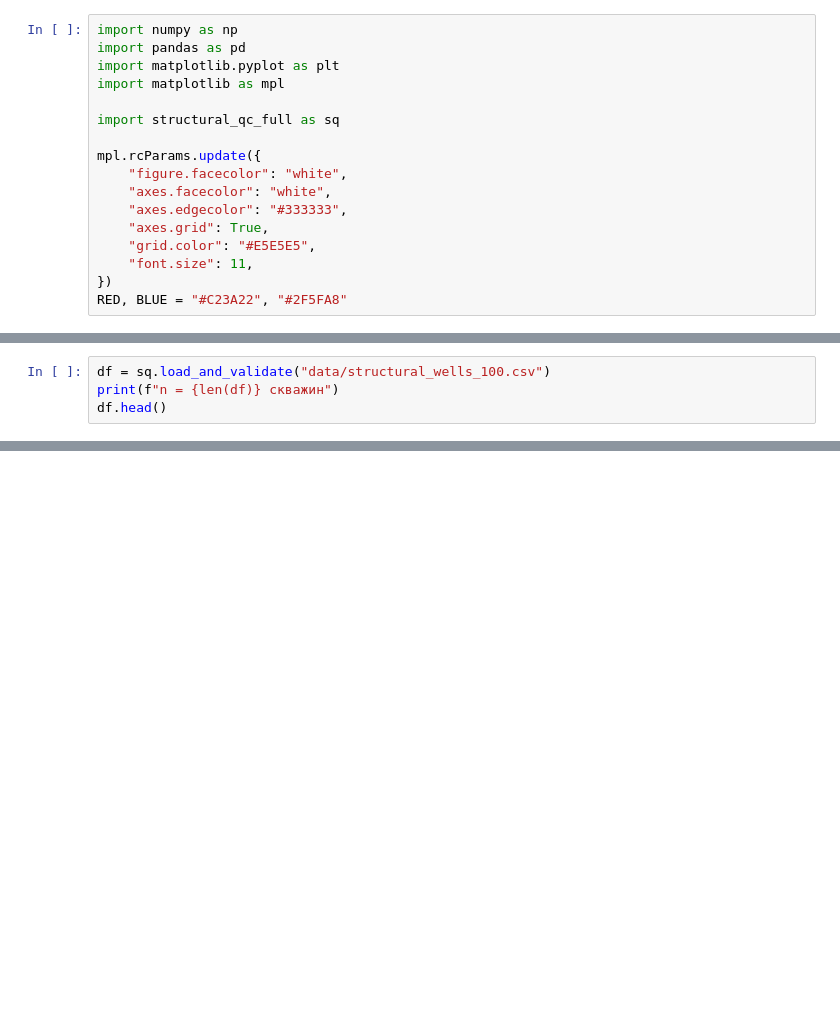
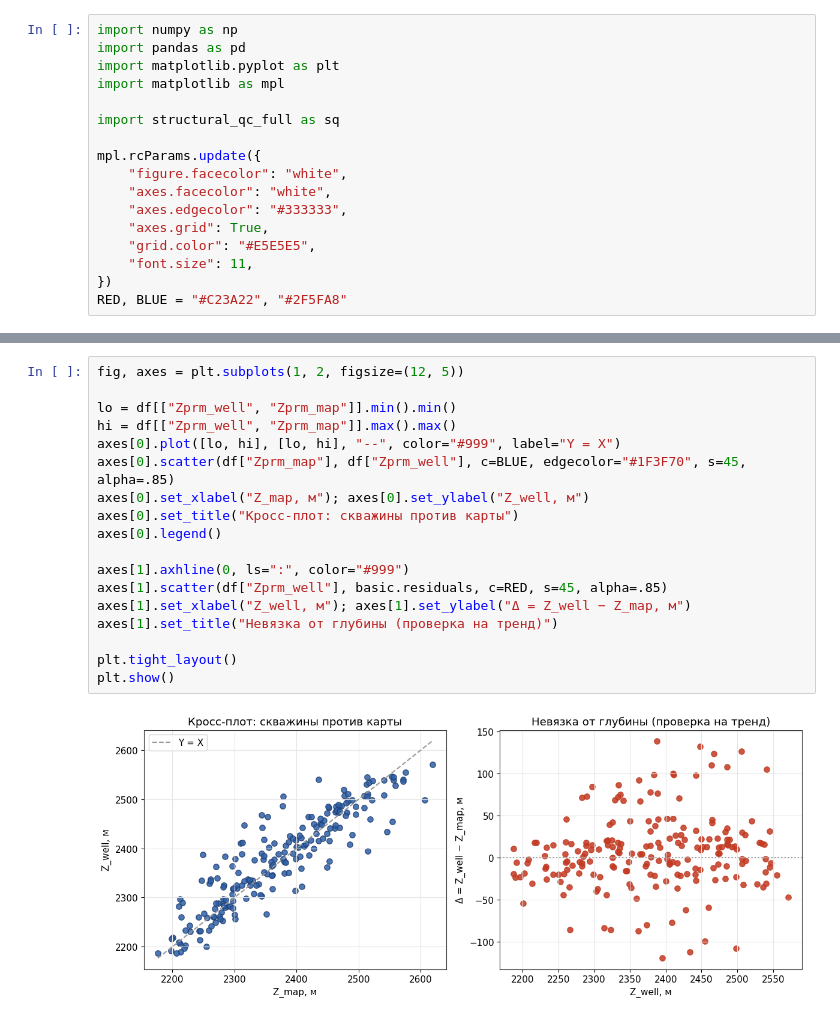
Before and after one commit to aspozd-DA-DS/Pet-projects, a Jupyter notebook: 04_Structural_QC/structural_qc_demo.ipynb, the cells around one changed output, grey strips where cells are left out. Drawn from its saved outputs; the diff is of its cells as text; blank space fills up the shorter version.

```diff
--- a/04_Structural_QC/structural_qc_demo.ipynb
+++ b/04_Structural_QC/structural_qc_demo.ipynb
@@ -35,4 +392,0 @@ RED, BLUE = "#C23A22", "#2F5FA8"
-# %%
-df = sq.load_and_validate("data/structural_wells_100.csv")
-print(f"n = {len(df)} скважин")
-df.head()
@@ -100,0 +582,20 @@ plt.show()
+# %%
+fig, axes = plt.subplots(1, 2, figsize=(12, 5))
+
+lo = df[["Zprm_well", "Zprm_map"]].min().min()
+hi = df[["Zprm_well", "Zprm_map"]].max().max()
+axes[0].plot([lo, hi], [lo, hi], "--", color="#999", label="Y = X")
+axes[0].scatter(df["Zprm_map"], df["Zprm_well"], c=BLUE, edgecolor="#1F3F70", s=45, alpha=.85)
+axes[0].set_xlabel("Z_map, м"); axes[0].set_ylabel("Z_well, м")
+axes[0].set_title("Кросс-плот: скважины против карты")
+axes[0].legend()
+
+axes[1].axhline(0, ls=":", color="#999")
+axes[1].scatter(df["Zprm_well"], basic.residuals, c=RED, s=45, alpha=.85)
+axes[1].set_xlabel("Z_well, м"); axes[1].set_ylabel("Δ = Z_well − Z_map, м")
+axes[1].set_title("Невязка от глубины (проверка на тренд)")
+
+plt.tight_layout()
+plt.show()
+# %% [output]
+[figure, added]
```
Also changed, not shown: parts of 107 cells of this notebook, 15 other files.
